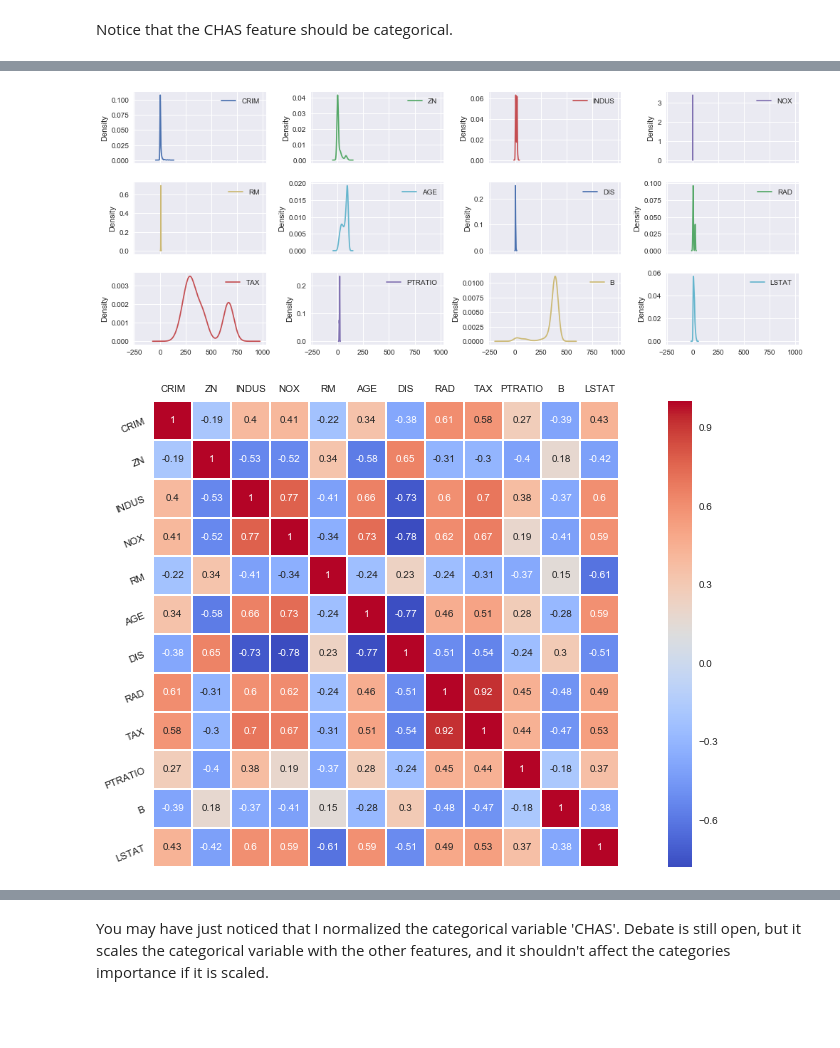
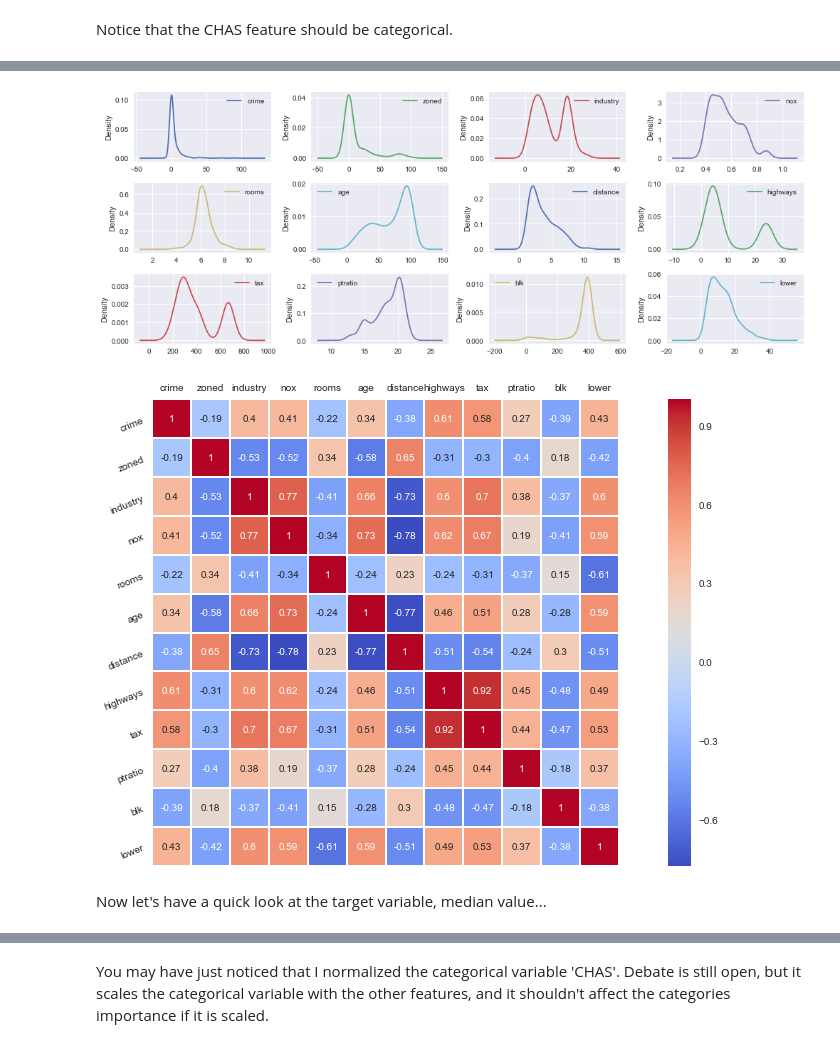
Before and after one commit to dominic-m/Data-Science-and-Machine-Learning-Portfolio, a Jupyter notebook: Boston Housing.ipynb, the cells around one changed output, grey strips where cells are left out. Saved outputs shown, nothing was run; the diff lists cells and outputs as text; code cells hidden in the pictures; blank space fills up the shorter version.

```diff
--- a/Boston Housing.ipynb
+++ b/Boston Housing.ipynb
@@ -74,3 +76,6 @@ With the single target variable being:
+# %%
+# features = ['CRIM', 'ZN', 'INDUS', 'CHAS', 'NOX', 'RM', 'AGE', 'DIS', 'RAD', 'TAX', 'PTRATIO', 'B', 'LSTAT']
+features = ['crime', 'zoned', 'industry', 'river', 'nox', 'rooms', 'age', 'distance', 'highways', 'tax', 'ptratio', 'blk', 'lower']
 # %%
 boston_train = pd.DataFrame(train_data, columns = features)
 boston_train.head()
@@ -105,7 +110,8 @@ memory usage: 41.2 KB
 # %% [markdown]
 Notice that the CHAS feature should be categorical.
 # %%
-boston_train['CHAS'] = boston_train['CHAS'].astype('category')
+# boston_train['CHAS'] = boston_train['CHAS'].astype('category')
+boston_train['river'] = boston_train['river'].astype('category')
 boston_train.info()
 # %% [output]
 <class 'pandas.core.frame.DataFrame'>
@@ -146,16 +147,18 @@ plt.tight_layout();
 # %%
-boston_train.plot(kind = 'density', subplots = True, layout = (4,4))
+boston_train.plot(kind = 'density', subplots = True, layout = (4,4), sharex = False)
 plt.tight_layout();
 # %% [output]
-[figure, old version]
+[figure, new version]
 # %%
 temp = boston_train.corr()
 corr_ = pd.DataFrame(np.rot90(temp), columns = temp.columns, index = temp.columns[::-1]) # accounts for seaborn rotating the matrix
 ax = sns.heatmap(corr_, cmap = 'coolwarm', linewidths = 1.0, square = True, annot = True)
 ax.xaxis.set_ticks_position('top')
-# fixes a current matplotlib issue when plotting seaborn heatmaps
+# fixes a current matplotlib issue when plotting seaborn heatmaps, top and bottom row are cut off
 plt.ylim(0.0, len(corr_.columns))
 plt.yticks(ticks = np.arange(0.5, len(corr_.columns), 1.0), rotation = 22.25)
 plt.tight_layout()
 # %% [output]
-[figure, old version]
+[figure, new version]
+# %% [markdown]
+Now let's have a quick look at the target variable, median value...
```
Also changed, not shown: parts of 41 cells of this notebook.
